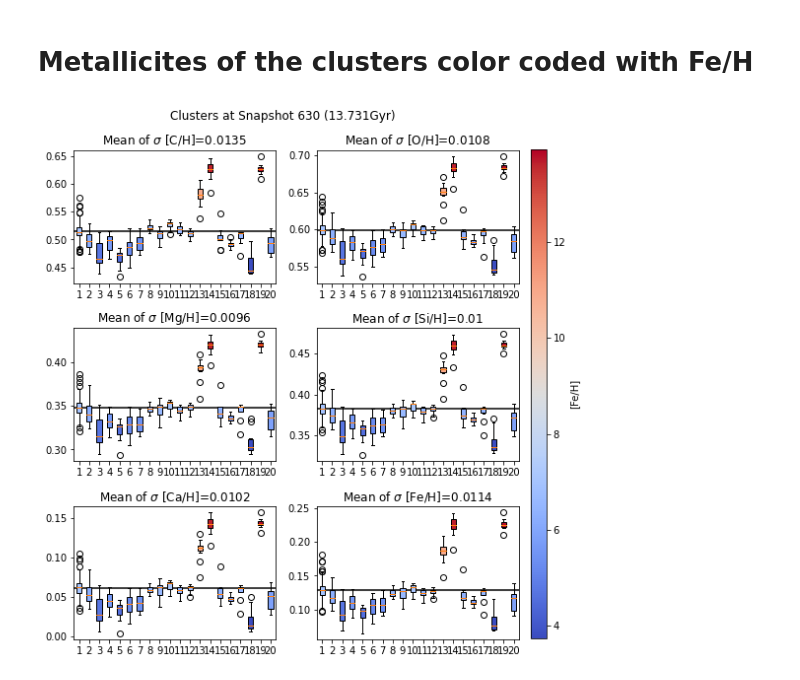
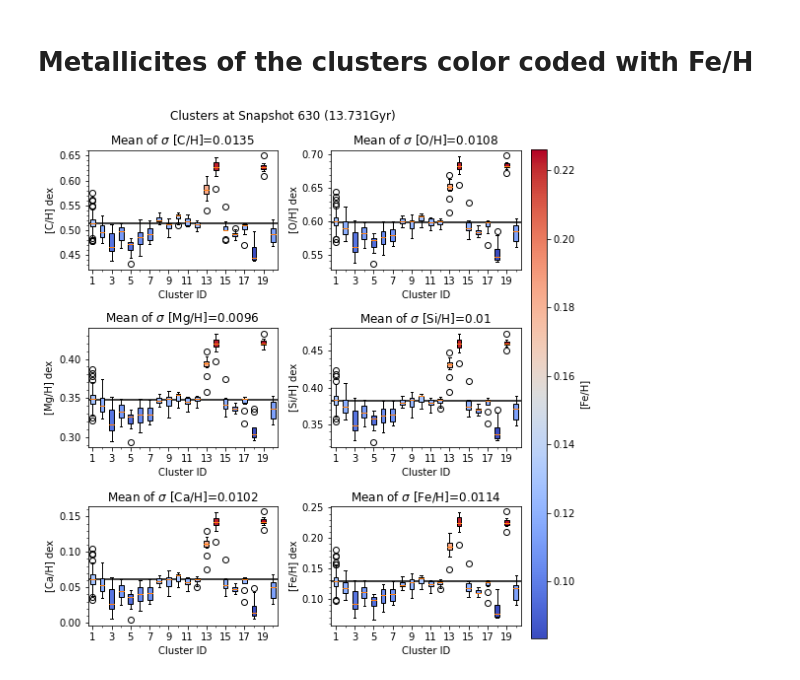
Before and after one commit to binodbhttr/stampede_workfolder, a Jupyter notebook: fire2/sigma_metallicity_vs_R_realtime_data_630.ipynb, the cells around one changed output. Cells and saved outputs as stored; diff of their text form; code cells hidden in the pictures.

Commit message:
fixed labels and colorbars of metallicity plots

```diff
--- a/fire2/sigma_metallicity_vs_R_realtime_data_630.ipynb
+++ b/fire2/sigma_metallicity_vs_R_realtime_data_630.ipynb
@@ -609,6 +593,8 @@ print(age)
 # %% [output]
 [0.002333376889417297, 0.0014360203351878554, 0.0008113620870223539, 0.0019575108413020523, 0.0005343488059471501, 0.001255450695422597, 0.0012706002593891614, 0.00034065329805772353, 0.00115170173899 ...
 # %%
+from matplotlib.ticker import AutoMinorLocator
+
 fig2=plt.figure(figsize=(7,8))
 
 '''
@@ -624,7 +610,9 @@ cluster_id=np.arange(1,len(export_cluster)+1,1)
 metals=["ch","oh","mgh","sih","cah","feh"]
 metal_label=["[C/H]","[O/H]","[Mg/H]","[Si/H]","[Ca/H]","[Fe/H]"]
 
-#colors=mcp.gen_color_normalized()
+colors=mcp.gen_color_normalized(cmap="rainbow",data_arr=cm_R,reverse=True)
+x=np.arange(1,21,1)
+
 
 for i in range(len(metals)):
     ax=fig2.add_subplot(3,2,i+1)
@@ -635,6 +623,14 @@ for i in range(len(metals)):
     ax.axhline(y=np.mean(cluster_means),c="black",label="Mean Metallicity")
     mean_std=np.mean(cluster_stds)
     ax.set_title(r"Mean of $\sigma$ "+metal_label[i]+"="+str(round(mean_std,4)))
+    ax.set_xlabel("Cluster ID")
+    ax.set_ylabel(metal_label[i]+str(" dex"))
+    ax.minorticks_on()
+    ax.set_xticks(x[::2])
+    ax.set_xticklabels(x[::2], rotation=0)
+    minor_locator = AutoMinorLocator(2)
+    ax.xaxis.set_minor_locator(minor_locator)
+
     for patch, color in zip(box['boxes'], colors):
         patch.set_facecolor(color)
 
@@ -643,7 +639,7 @@ import matplotlib as mpl
 ax = fig2.add_axes([1, 0.05, 0.03, 0.86]) #left, bottom, width, height
 norm=mpl.colors.Normalize(np.min(np.array(cm_R)), np.max(np.array(cm_R)))
 cb = mpl.colorbar.ColorbarBase(ax, orientation='vertical',
-        cmap=mpl.cm.coolwarm_r,norm=norm
+        cmap=mpl.cm.rainbow_r,norm=norm
         ,label="R_CM (kpc)")
 
 '''
@@ -680,37 +676,47 @@ metal_label=["[C/H]","[O/H]","[Mg/H]","[Si/H]","[Ca/H]","[Fe/H]"]
 feh_clusters=getmetal(export_cluster,"feh")
 feh_means=[np.mean(each_cluster) for each_cluster in np.array(feh_clusters,dtype=list)]
 colors_Fe_H=mcp.gen_color_normalized(cmap="coolwarm",data_arr=np.array(feh_means))
+x=np.arange(1,21,1)
+
 
 for i in range(len(metals)):
     ax=fig3.add_subplot(3,2,i+1)
     all_metal=getmetal(export_cluster,metals[i])
     box=ax.boxplot(all_metal,patch_artist=True)
     cluster_means=[np.mean(each_cluster) for each_cluster in np.array(all_metal,dtype=list)]
     cluster_stds=[np.std(each_cluster)for each_cluster in np.array(all_metal,dtype=list)]
     ax.axhline(y=np.mean(cluster_means),c="black",label="Mean Metallicity")
     mean_std=np.mean(cluster_stds)
     ax.set_title(r"Mean of $\sigma$ "+metal_label[i]+"="+str(round(mean_std,4)))
+    ax.set_xlabel("Cluster ID")
+    ax.set_ylabel(metal_label[i]+str(" dex"))
+    ax.minorticks_on()
+    ax.set_xticks(x[::2])
+    ax.set_xticklabels(x[::2], rotation=0)
+    minor_locator = AutoMinorLocator(2)
+    ax.xaxis.set_minor_locator(minor_locator)
+
     for patch, color in zip(box['boxes'], colors_Fe_H):
         patch.set_facecolor(color)
 
 
 import matplotlib as mpl
 ax = fig3.add_axes([1, 0.05, 0.03, 0.86]) #left, bottom, width, height
-norm=mpl.colors.Normalize(np.min(np.array(cm_R)), np.max(np.array(cm_R)))
+norm=mpl.colors.Normalize(np.min(np.array(feh_means)), np.max(np.array(feh_means)))
 cb = mpl.colorbar.ColorbarBase(ax, orientation='vertical',
         cmap=mpl.cm.coolwarm,norm=norm
         ,label="[Fe/H]")
 
 '''
 ax_c.boxplot(getmetal(export_cluster,"ch"),patch_artist=True)
 ax_o.boxplot(getmetal(export_cluster,"oh"),patch_artist=True)
 ax_mg.boxplot(getmetal(export_cluster,"mgh"),patch_artist=True)
 ax_si.boxplot(getmetal(export_cluster,"sih"),patch_artist=True)
 ax_ca.boxplot(getmetal(export_cluster,"cah"),patch_artist=True)
 ax_fe.boxplot(getmetal(export_cluster,"feh"),patch_artist=True)
 '''
 fig3.suptitle("Clusters at Snapshot "+str(snapnumber)+" ("+str(round(part.snapshot["time"],3))+"Gyr)")
 fig3.tight_layout()
 fig3.savefig("Metallicities_Clusters_with_Fe_H"+str(snapnumber)+".jpg",bbox_inches="tight",dpi=200)
 # %% [output]
-[figure, old version]
+[figure, new version]
```
Also changed, not shown: parts of 5 cells of this notebook, 5 other files.
